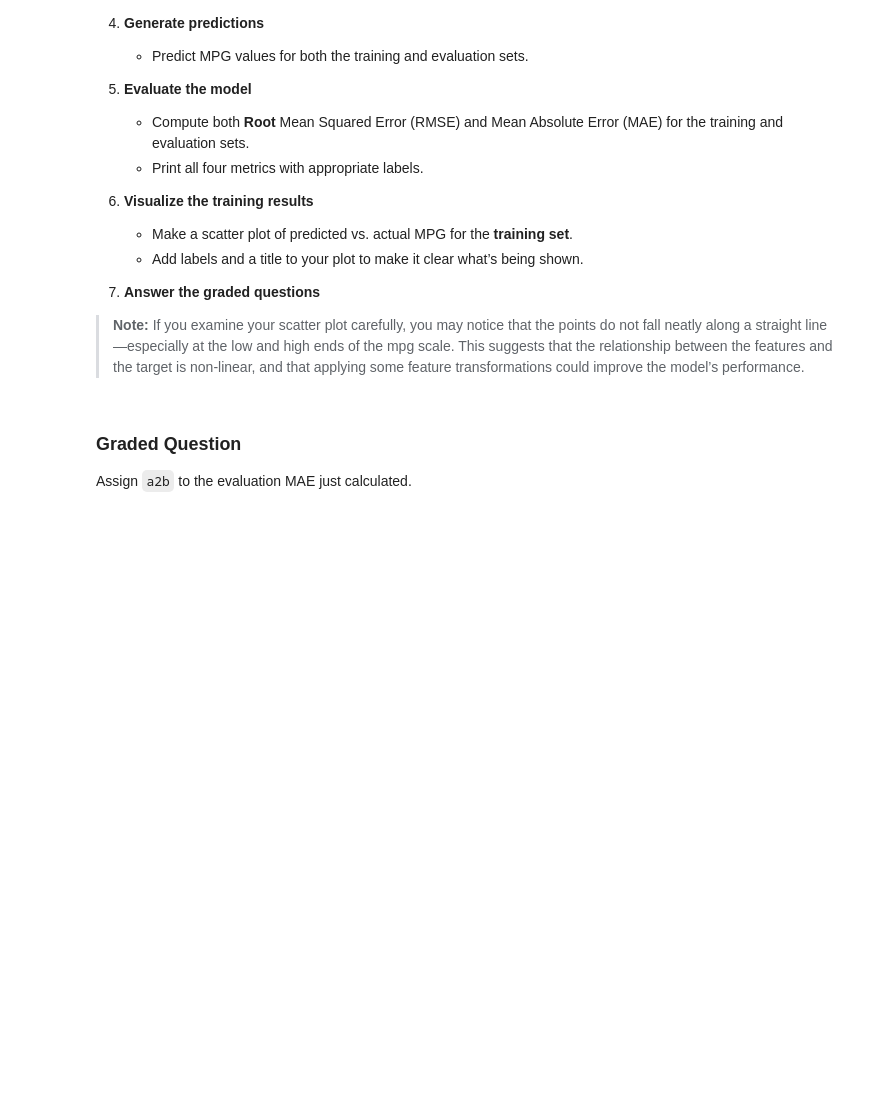
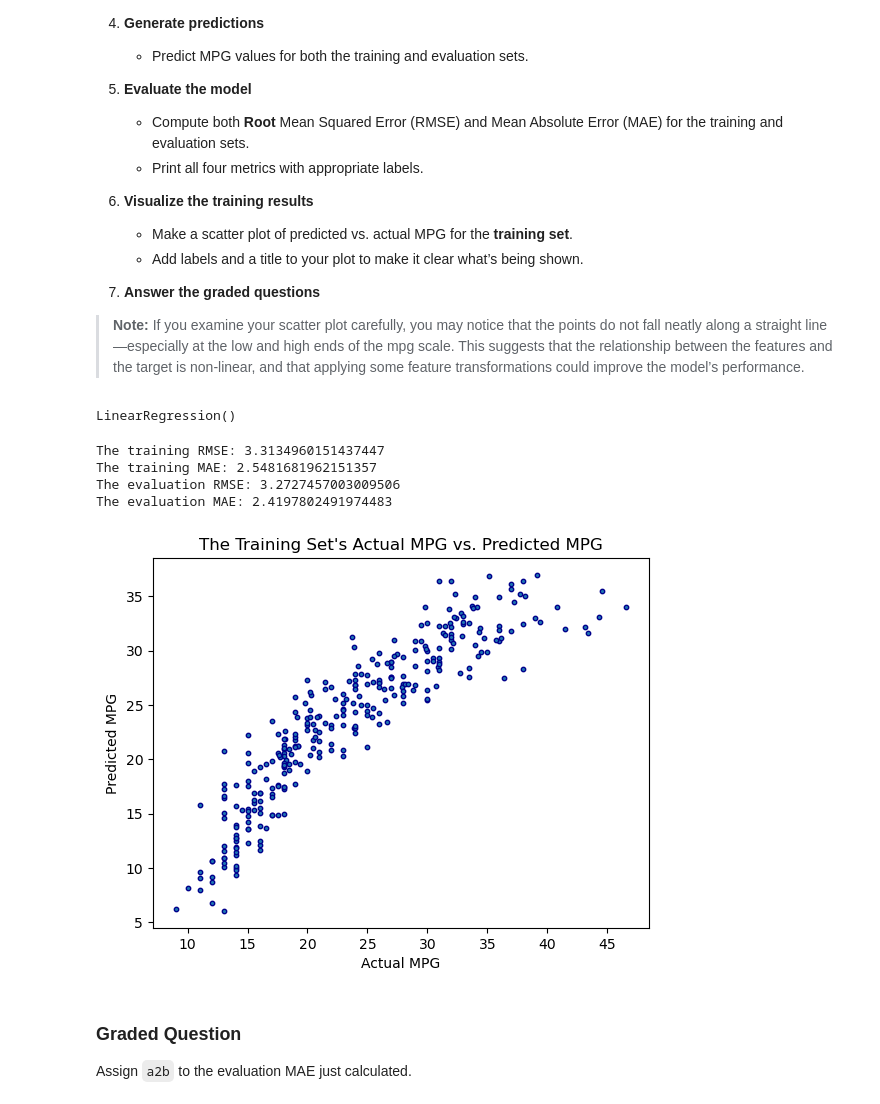
Before and after one commit to keshleem/dx603-homework3, a Jupyter notebook: Homework_03.ipynb, the cells around one changed output. Cells and saved outputs as stored; diff of their text form; code cells hidden in the pictures; blank space fills up the shorter version.

```diff
--- a/Homework_03.ipynb
+++ b/Homework_03.ipynb
@@ -520,7 +521,47 @@ In this part, you’ll build a baseline linear regression model to predict `mpg`
 
 >**Note:** If you examine your scatter plot carefully, you may notice that the points do not fall neatly along a straight line—especially at the low and high ends of the mpg scale. This suggests that the relationship between the features and the target is non-linear, and that applying some feature transformations could improve the model’s performance.
 # %%
-# Your code here; add as many cells as you need
+# defining features and target
+X = df_mpg_cleaned.drop(columns=['mpg'])
+y = df_mpg_cleaned[['mpg']]
+# %%
+#splitting data into training and evaluation sets
+X_train, X_eval, y_train, y_eval = train_test_split(X, y, test_size=0.2, random_state=random_seed)
+# %%
+# fitting a linear regression model
+mpg_model = LinearRegression()
+mpg_model.fit(X_train,y_train)
+# %% [output]
+LinearRegression()
+# %%
+# predict for training and evaluation
+y_train_pred = mpg_model.predict(X_train)
+y_eval_pred = mpg_model.predict(X_eval)
+# %%
+# evaluate model by MSE and MAE
+train_mpg_rmse = np.sqrt(mean_squared_error(y_train, y_train_pred))
+eval_mpg_rmse = np.sqrt(mean_squared_error(y_eval, y_eval_pred))
+train_mpg_mae = mean_absolute_error(y_train, y_train_pred)
+eval_mpg_mae = mean_absolute_error(y_eval, y_eval_pred)
+
+print(f"The training RMSE: {train_mpg_rmse}")
+print(f"The training MAE: {train_mpg_mae}")
+print(f"The evaluation RMSE: {eval_mpg_rmse}")
+print(f"The evaluation MAE: {eval_mpg_mae}")
+# %% [output]
+The training RMSE: 3.3134960151437447
+The training MAE: 2.5481681962151357
+The evaluation RMSE: 3.2727457003009506
+The evaluation MAE: 2.4197802491974483
+# %%
+# visualizing the training results
+plt.scatter(y_train, y_train_pred, s=10, edgecolors='darkblue')
+plt.title("The Training Set's Actual MPG vs. Predicted MPG")
+plt.xlabel('Actual MPG')
+plt.ylabel('Predicted MPG')
+plt.show()
+# %% [output]
+[figure, added]
 # %% [markdown]
 ### Graded Question
 
```
Also changed, not shown: parts of 5 cells of this notebook.
